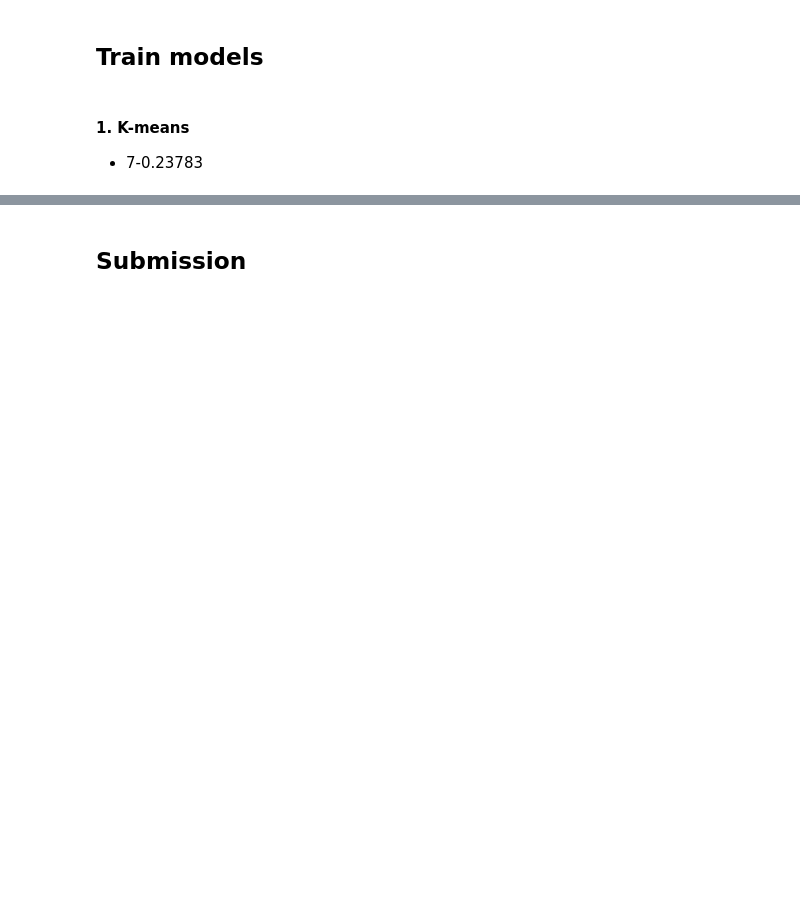
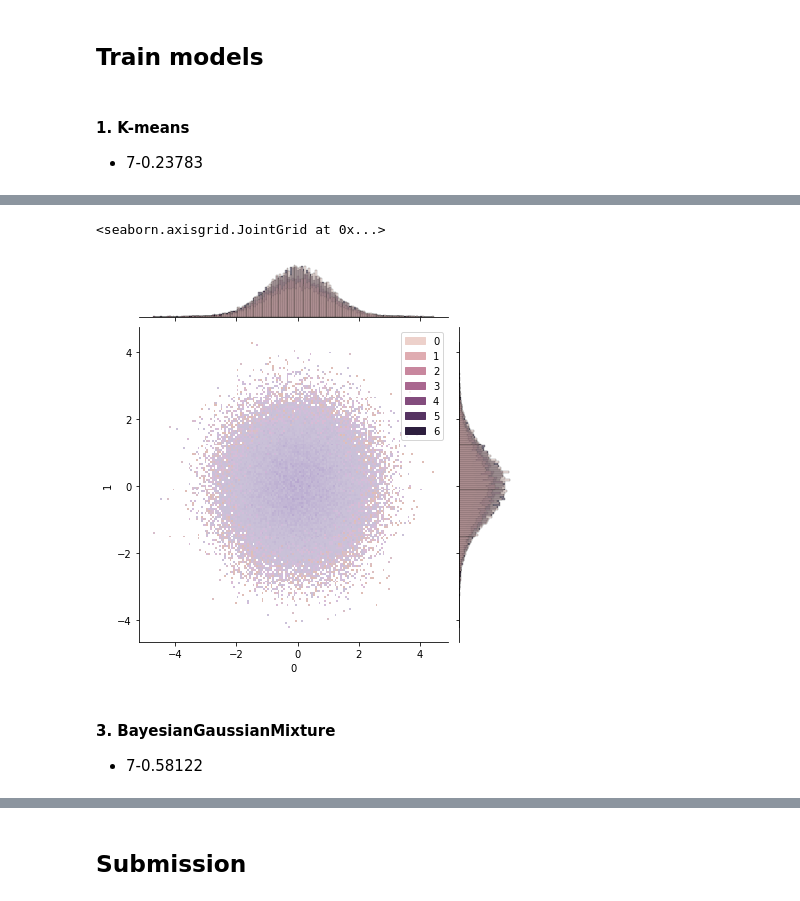
Before and after one commit to Magicaljackalope/pet_projects, a Jupyter notebook: clustering/Tabular Playground Series - Jul 2022/Untitled.ipynb, the cells around one changed output, grey strips where cells are left out. Saved outputs shown, nothing was run; the diff lists cells and outputs as text; code cells hidden in the pictures; blank space fills up the shorter version.

```diff
--- a/clustering/Tabular Playground Series - Jul 2022/Untitled.ipynb
+++ b/clustering/Tabular Playground Series - Jul 2022/Untitled.ipynb
@@ -132,0 +144,10 @@ ValueError: Number of labels is 1. Valid values are 2 to n_samples - 1 (inclusiv
+# %%
+clusters_mixture = GaussianMixture(n_components = 7).fit_predict(df)
+# %%
+sns.jointplot(data=df, x=0, y=1, hue=clusters_mixture, kind='hist')
+# %% [output]
+<seaborn.axisgrid.JointGrid at 0x...>
+[figure, added]
+# %% [markdown]
+#### 3. BayesianGaussianMixture
+* 7-0.58122
```
Also changed, not shown: parts of 33 cells of this notebook.
